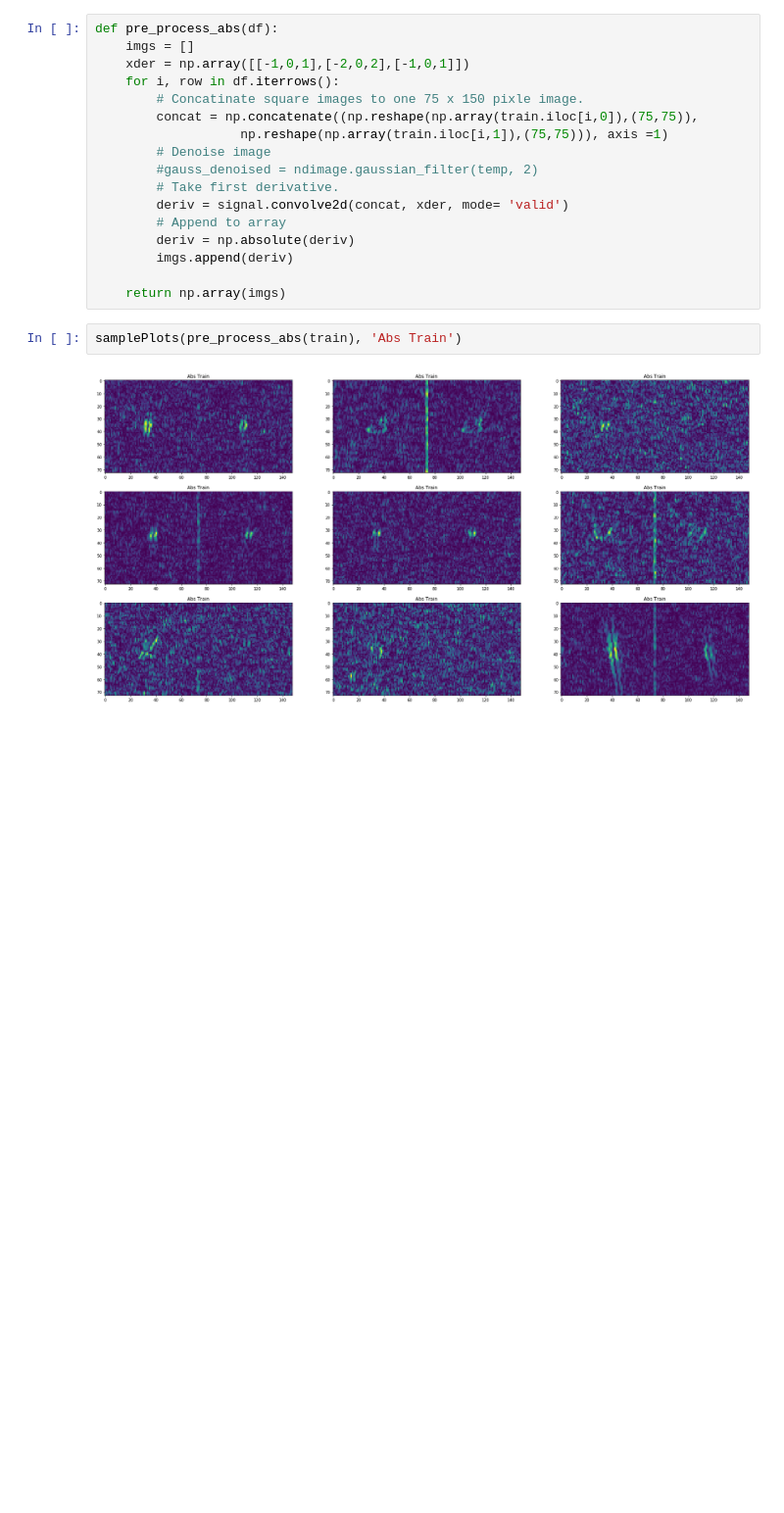
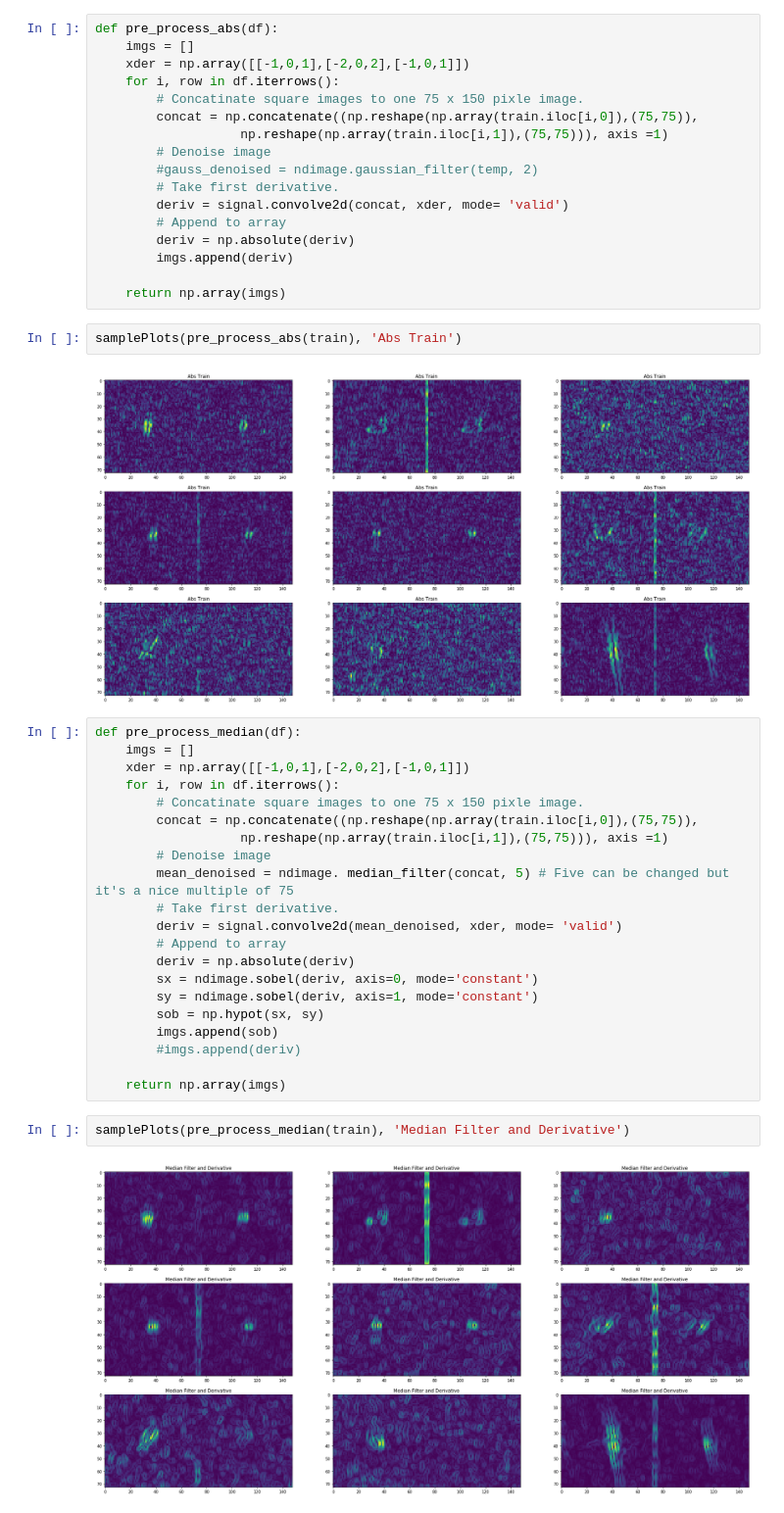
Before and after one commit to kailukowiak/DATA602_Final_Project, a Jupyter notebook: PlanningAndSandBox.ipynb, the cells around one changed output. Shown at 98% size. Cells and saved outputs as stored; diff of their text form; blank space fills up the shorter version.

```diff
--- a/PlanningAndSandBox.ipynb
+++ b/PlanningAndSandBox.ipynb
@@ -230,3 +230,28 @@ def pre_process_abs(df):
 samplePlots(pre_process_abs(train), 'Abs Train')
 # %% [output]
 [figure]
+# %%
+def pre_process_median(df):
+    imgs = []
+    xder = np.array([[-1,0,1],[-2,0,2],[-1,0,1]])
+    for i, row in df.iterrows():
+        # Concatinate square images to one 75 x 150 pixle image.
+        concat = np.concatenate((np.reshape(np.array(train.iloc[i,0]),(75,75)),
+                   np.reshape(np.array(train.iloc[i,1]),(75,75))), axis =1)
+        # Denoise image
+        mean_denoised = ndimage. median_filter(concat, 5) # Five can be changed but it's a nice multiple of 75
+        # Take first derivative.
+        deriv = signal.convolve2d(mean_denoised, xder, mode= 'valid')
+        # Append to array
+        deriv = np.absolute(deriv)
+        sx = ndimage.sobel(deriv, axis=0, mode='constant')
+        sy = ndimage.sobel(deriv, axis=1, mode='constant')
+        sob = np.hypot(sx, sy)
+        imgs.append(sob)
+        #imgs.append(deriv)
+
+    return np.array(imgs)
+# %%
+samplePlots(pre_process_median(train), 'Median Filter and Derivative')
+# %% [output]
+[figure, added]
```
Also changed, not shown: parts of 2 cells of this notebook, 2 other files.
